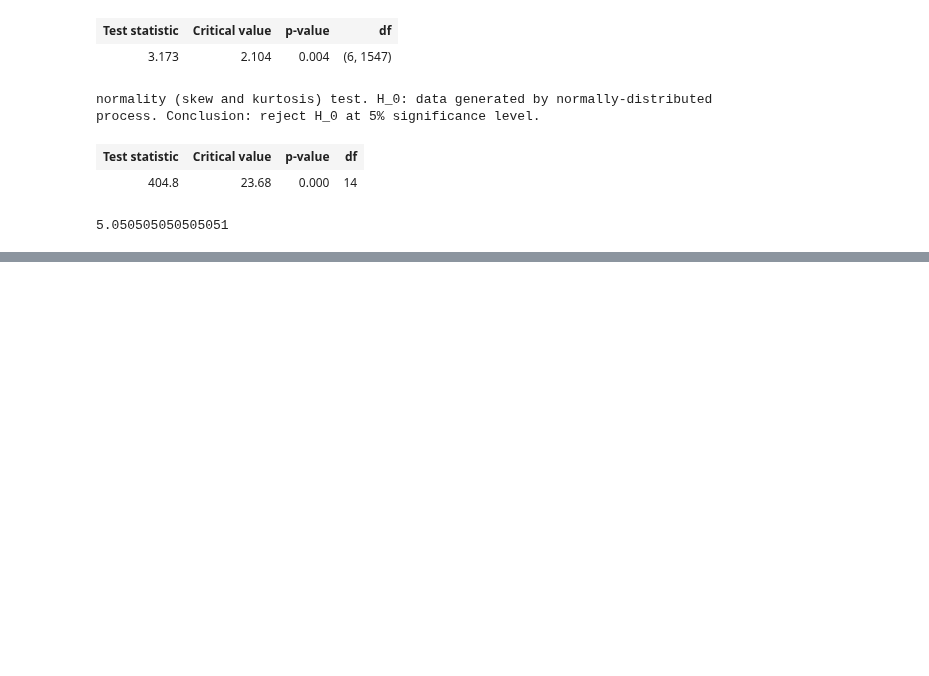
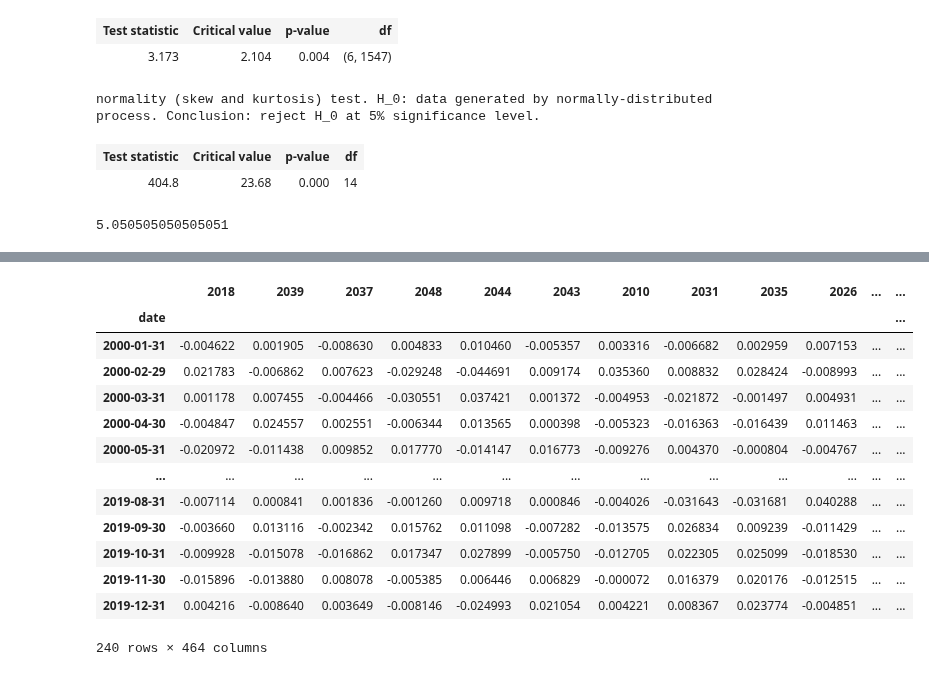
Before and after one commit to LyuLingfeng95/PhDProject1, a Jupyter notebook: Project1_p6_volatility.ipynb, the cells around one changed output, grey strips where cells are left out. Cells and saved outputs as stored; diff of their text form; code cells hidden in the pictures; blank space fills up the shorter version.

```diff
--- a/Project1_p6_volatility.ipynb
+++ b/Project1_p6_volatility.ipynb
@@ -1355,0 +1448,17 @@ Mackay - Isaac - Whitsunday
+# %%
+vol_df
+# %% [output]
+|  | 2018 | 2039 | 2037 | 2048 | 2044 | 2043 | 2010 | 2031 | 2035 | 2026 | ... | ... |
+| date |  |  |  |  |  |  |  |  |  |  |  | ... |
+| 2000-01-31 | -0.004622 | 0.001905 | -0.008630 | 0.004833 | 0.010460 | -0.005357 | 0.003316 | -0.006682 | 0.002959 | 0.007153 | ... | ... |
+| 2000-02-29 | 0.021783 | -0.006862 | 0.007623 | -0.029248 | -0.044691 | 0.009174 | 0.035360 | 0.008832 | 0.028424 | -0.008993 | ... | ... |
+| 2000-03-31 | 0.001178 | 0.007455 | -0.004466 | -0.030551 | 0.037421 | 0.001372 | -0.004953 | -0.021872 | -0.001497 | 0.004931 | ... | ... |
+| 2000-04-30 | -0.004847 | 0.024557 | 0.002551 | -0.006344 | 0.013565 | 0.000398 | -0.005323 | -0.016363 | -0.016439 | 0.011463 | ... | ... |
+| 2000-05-31 | -0.020972 | -0.011438 | 0.009852 | 0.017770 | -0.014147 | 0.016773 | -0.009276 | 0.004370 | -0.000804 | -0.004767 | ... | ... |
+| ... | ... | ... | ... | ... | ... | ... | ... | ... | ... | ... | ... | ... |
+| 2019-08-31 | -0.007114 | 0.000841 | 0.001836 | -0.001260 | 0.009718 | 0.000846 | -0.004026 | -0.031643 | -0.031681 | 0.040288 | ... | ... |
+| 2019-09-30 | -0.003660 | 0.013116 | -0.002342 | 0.015762 | 0.011098 | -0.007282 | -0.013575 | 0.026834 | 0.009239 | -0.011429 | ... | ... |
+| 2019-10-31 | -0.009928 | -0.015078 | -0.016862 | 0.017347 | 0.027899 | -0.005750 | -0.012705 | 0.022305 | 0.025099 | -0.018530 | ... | ... |
+| 2019-11-30 | -0.015896 | -0.013880 | 0.008078 | -0.005385 | 0.006446 | 0.006829 | -0.000072 | 0.016379 | 0.020176 | -0.012515 | ... | ... |
+| 2019-12-31 | 0.004216 | -0.008640 | 0.003649 | -0.008146 | -0.024993 | 0.021054 | 0.004221 | 0.008367 | 0.023774 | -0.004851 | ... | ... |
+240 rows × 464 columns
```
Also changed, not shown: parts of 13 cells of this notebook.
